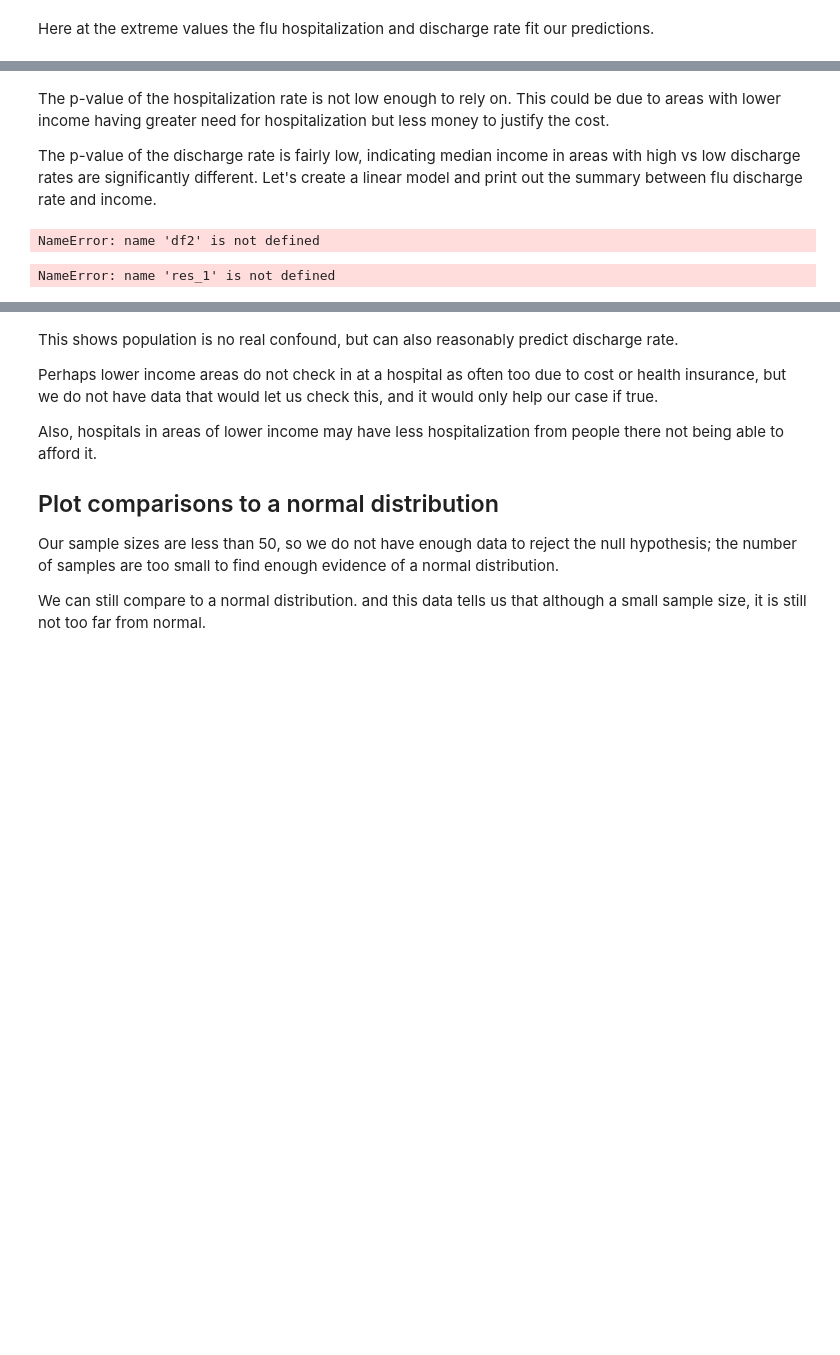
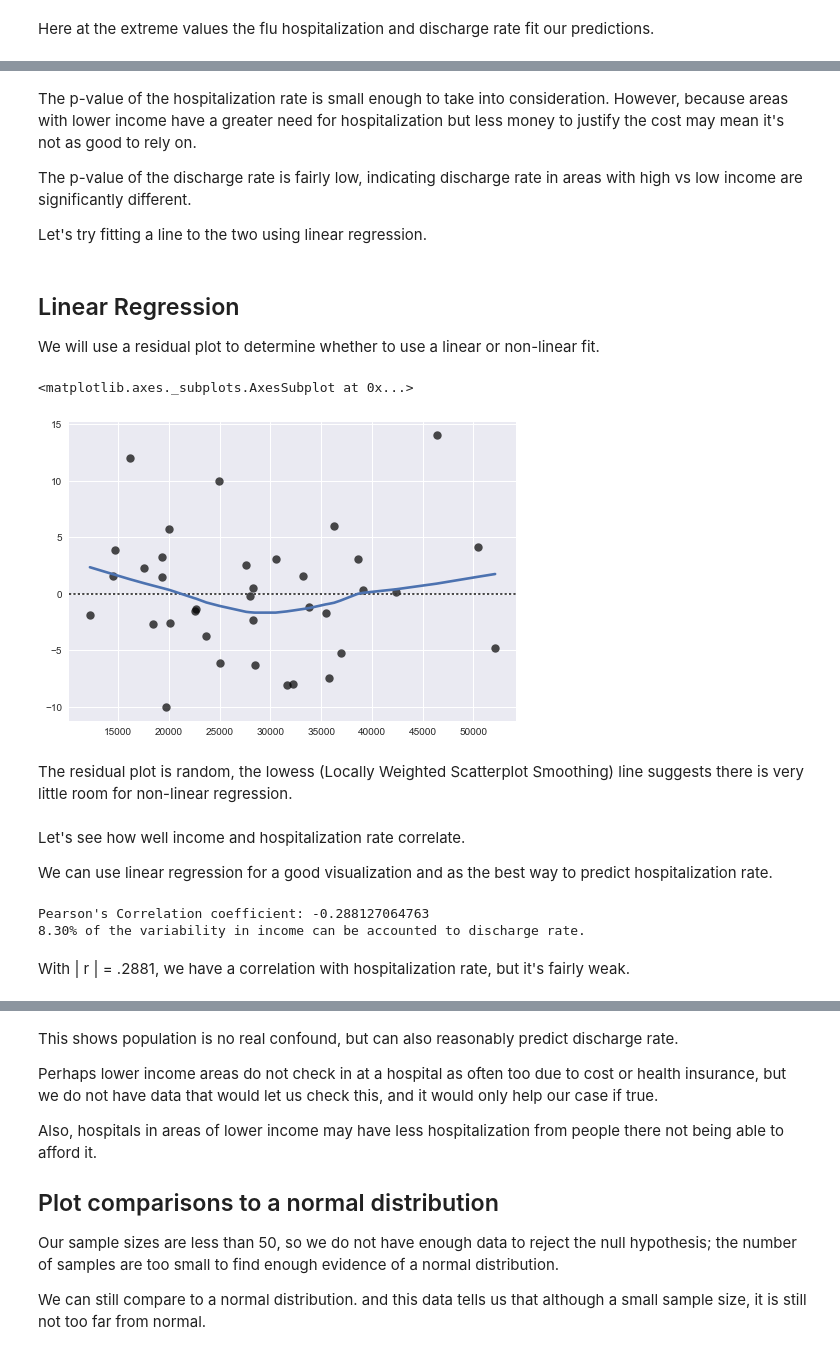
Before and after one commit to TomDonoghue/Pr_052, a Jupyter notebook: Pr_052_HackathonSubmission.ipynb, the cells around one changed output, grey strips where cells are left out. Saved outputs shown, nothing was run; the diff lists cells and outputs as text; code cells hidden in the pictures; blank space fills up the shorter version.

```diff
--- a/Pr_052_HackathonSubmission.ipynb
+++ b/Pr_052_HackathonSubmission.ipynb
@@ -341,15 +346,6 @@ Discharge two-tailed p-value:  0.000321106320269
 # %% [markdown]
-The p-value of the hospitalization rate is not low enough to rely on. This could be due to areas with lower income having greater need for hospitalization but less money to justify the cost.
+The p-value of the hospitalization rate is small enough to take into consideration. However, because areas with lower income have a greater need for hospitalization but less money to justify the cost may mean it's not as good to rely on.
 
-The p-value of the discharge rate is fairly low, indicating median income in areas with high vs low discharge rates are significantly different. Let's create a linear model and print out the summary between flu discharge rate and income.
+The p-value of the discharge rate is fairly low, indicating discharge rate in areas with high vs low income are significantly different.
+
+Let's try fitting a line to the two using linear regression.
-# %%
-# Create linear model to predict discharge rate from income
-outcome_1, predictors_1 = patsy.dmatrices('total_rate_edd ~ pph_income', df2)
-mod_1 = sm.OLS(outcome_1, predictors_1)
-res_1 = mod_1.fit()
-# %% [output]
-NameError: name 'df2' is not defined
-# %%
-print(res_1.summary())
-# %% [output]
-NameError: name 'res_1' is not defined
@@ -355,0 +363,26 @@ NameError: name 'res_1' is not defined
+# %% [markdown]
+## Linear Regression
+
+We will use a residual plot to determine whether to use a linear or non-linear fit.
+# %%
+seaborn.residplot(df['pph_income'].values, df['total_rate_h'].values, lowess=True, scatter_kws={"color":"black","alpha":0.7,"s":70})
+# %% [output]
+<matplotlib.axes._subplots.AxesSubplot at 0x...>
+[figure, added]
+# %% [markdown]
+The residual plot is random, the lowess (Locally Weighted Scatterplot Smoothing) line suggests there is very little room for non-linear regression.
+# %% [markdown]
+Let's see how well income and hospitalization rate correlate.
+
+We can use linear regression for a good visualization and as the best way to predict hospitalization rate.
+# %%
+r, p = stats.pearsonr(df['pph_income'], df['total_rate_h'])
+
+print('Pearson\'s Correlation coefficient:', r)
+print("{0:.2f}".format((r**2)*100) + '% of the variability in income can be accounted to ' \
+        + 'discharge rate.')
+# %% [output]
+Pearson's Correlation coefficient: -0.288127064763
+8.30% of the variability in income can be accounted to discharge rate.
+# %% [markdown]
+With | r | = .2881, we have a correlation with hospitalization rate, but it's fairly weak.
```
Also changed, not shown: parts of 36 cells of this notebook.
